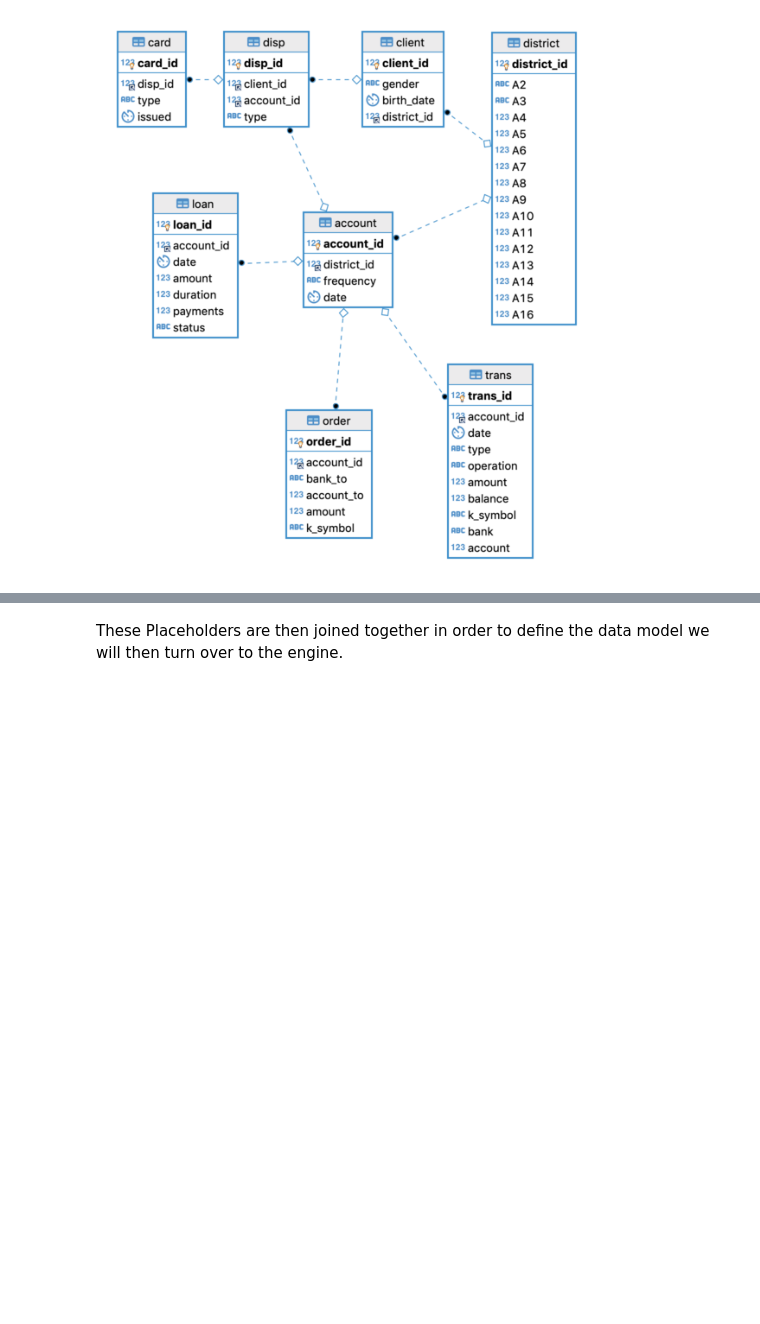
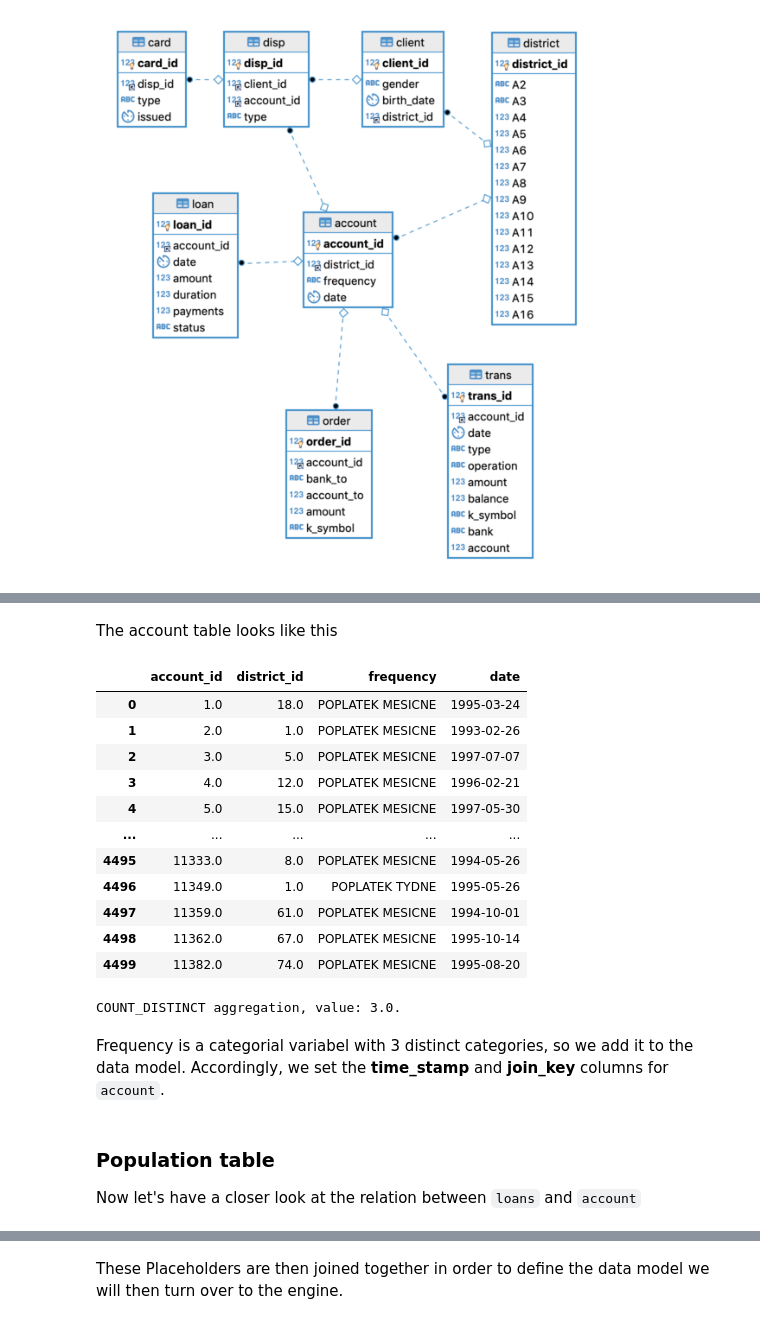
Before and after one commit to srnnkls/getml-examples, a Jupyter notebook: python/projects/loans/loans.ipynb, the cells around one changed output, grey strips where cells are left out. Drawn from its saved outputs; the diff is of its cells as text; code cells hidden in the pictures; blank space fills up the shorter version.

```diff
--- a/python/projects/loans/loans.ipynb
+++ b/python/projects/loans/loans.ipynb
@@ -191,0 +115,23 @@ df_district.send(district);
+# %% [markdown]
+The account table looks like this
+# %%
+display(HTML(account.to_pandas().to_html(max_rows=10, border=0)))
+# %% [output]
+|  | account_id | district_id | frequency | date |
+| 0 | 1.0 | 18.0 | POPLATEK MESICNE | 1995-03-24 |
+| 1 | 2.0 | 1.0 | POPLATEK MESICNE | 1993-02-26 |
+| 2 | 3.0 | 5.0 | POPLATEK MESICNE | 1997-07-07 |
+| 3 | 4.0 | 12.0 | POPLATEK MESICNE | 1996-02-21 |
+| 4 | 5.0 | 15.0 | POPLATEK MESICNE | 1997-05-30 |
+| ... | ... | ... | ... | ... |
+| 4495 | 11333.0 | 8.0 | POPLATEK MESICNE | 1994-05-26 |
+| 4496 | 11349.0 | 1.0 | POPLATEK TYDNE | 1995-05-26 |
+| 4497 | 11359.0 | 61.0 | POPLATEK MESICNE | 1994-10-01 |
+| 4498 | 11362.0 | 67.0 | POPLATEK MESICNE | 1995-10-14 |
+| 4499 | 11382.0 | 74.0 | POPLATEK MESICNE | 1995-08-20 |
+# %%
+print(account['frequency'].count_distinct())
+# %% [output]
+COUNT_DISTINCT aggregation, value: 3.0.
+# %% [markdown]
+Frequency is a categorial variabel with 3 distinct categories, so we add it to the data model. Accordingly, we set the **time_stamp** and **join_key** columns for `account`.
@@ -191,0 +142,4 @@ df_district.send(district);
+# %% [markdown]
+### Population table
+
+Now let's have a closer look at the relation between `loans` and `account`
```
Also changed, not shown: parts of 59 cells of this notebook, 1 other file.
